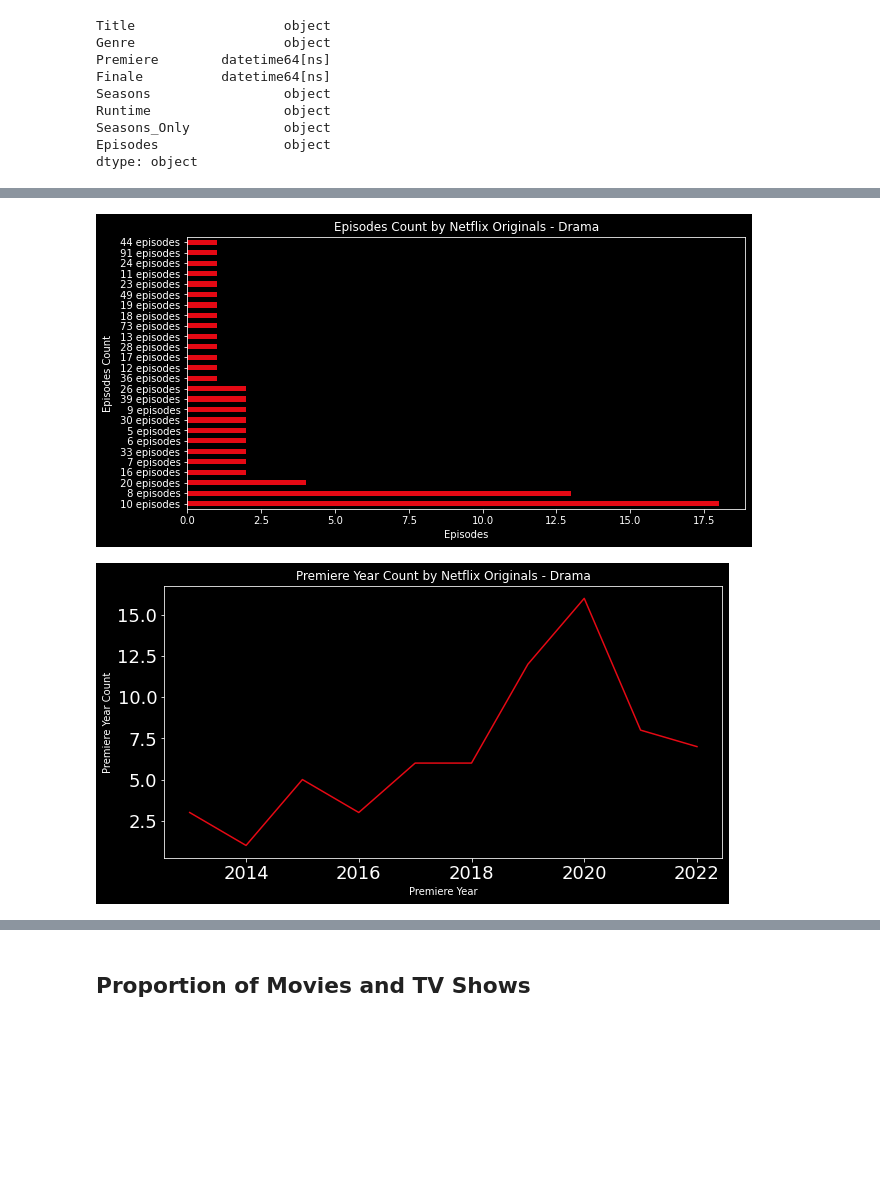
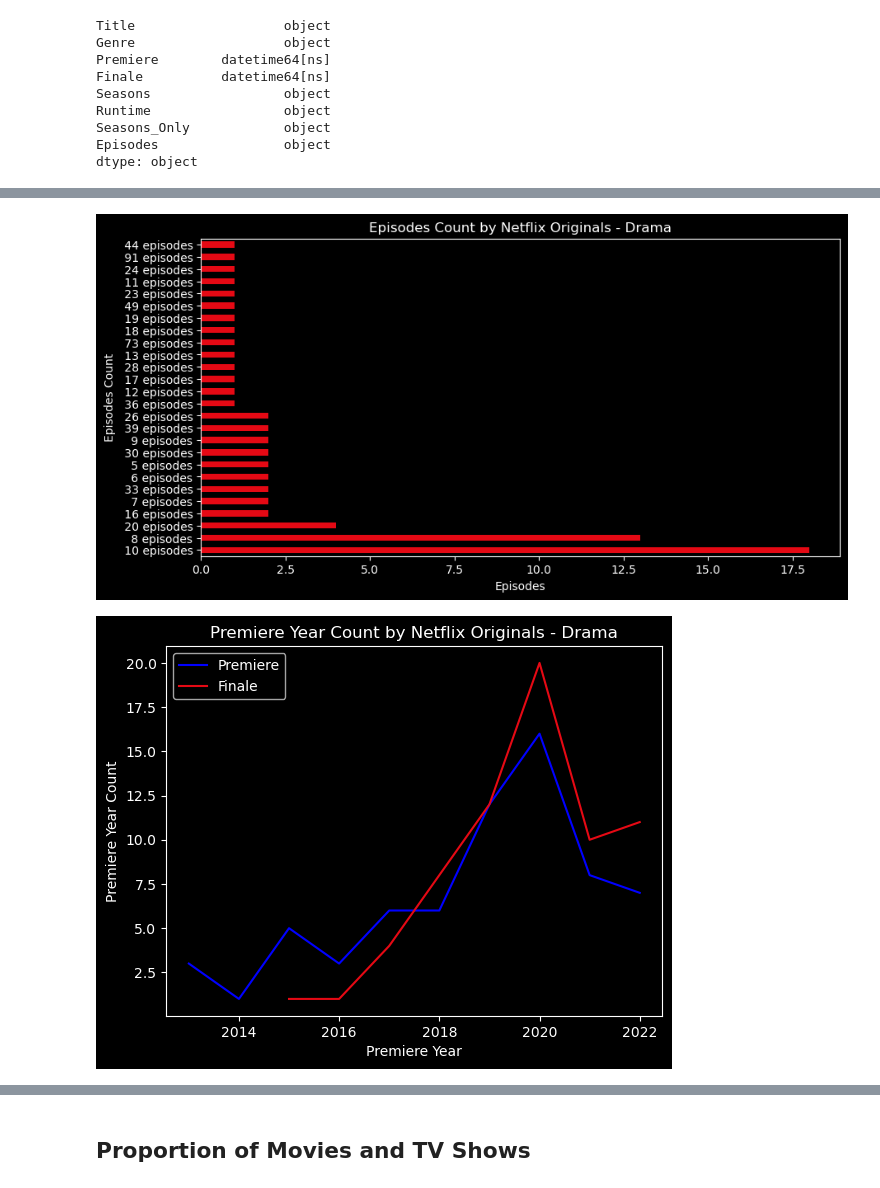
Before and after one commit to bhagirathbhard/Analysis-Netflix-Content-Library, a Jupyter notebook: A7_Netflix_Content_Analysis.ipynb, the cells around one changed output, grey strips where cells are left out. Cells and saved outputs as stored; diff of their text form; code cells hidden in the pictures; blank space fills up the shorter version.

```diff
--- a/A7_Netflix_Content_Analysis.ipynb
+++ b/A7_Netflix_Content_Analysis.ipynb
@@ -54,13 +83,19 @@ Use table of contents to easily peruse the notebook
 # %%
-#Importing Libraries
+#Import Google Drive
 from google.colab import drive
+#Import OS for file management
 import os
+#Import Pandas for data manipulation
 import pandas as pd
+#Import Matplotlib for data visualization
 import matplotlib.pyplot as plt
 import matplotlib.style as style
-style.use('dark_background')
+plt.style.use('dark_background')
+#Import numpy for data manipulation
+import numpy as np
+#Import seaborn for data visualization
 import seaborn as sns
-import numpy as np
+#Inline plotting
 %matplotlib inline
 # %%
 drive.mount('/content/gdrive/', force_remount=True)
@@ -515,15 +536,21 @@ plt.ylabel('Episodes Count')
 plt.title('Episodes Count by Netflix Originals - Drama')
 plt.show()
 # %% [output]
-[figure, old version]
+[figure, new version]
 # %%
 #Plot time series of Premiere and Finale Year
-netflix_originals_drama_ds['Premiere'].dt.year.value_counts().sort_index().plot(kind='line', figsize=(10,5), color='#E50914').tick_params(axis = 'both', which = 'major', labelsize = 18)
+
+#Color red for Premiere and Red for Finale
+netflix_originals_drama_ds.groupby(netflix_originals_drama_ds['Premiere'].dt.year)['Premiere'].count().plot(color='blue', label='Premiere')
+netflix_originals_drama_ds.groupby(netflix_originals_drama_ds['Finale'].dt.year)['Finale'].count().plot(color='#E50914', label='Finale')
+
+#Show legend
+plt.legend()
 
 #Label the plot
 plt.xlabel('Premiere Year')
 plt.ylabel('Premiere Year Count')
 plt.title('Premiere Year Count by Netflix Originals - Drama')
 plt.show()
 # %% [output]
-[figure, old version]
+[figure, new version]
```
Also changed, not shown: parts of 110 cells of this notebook.
